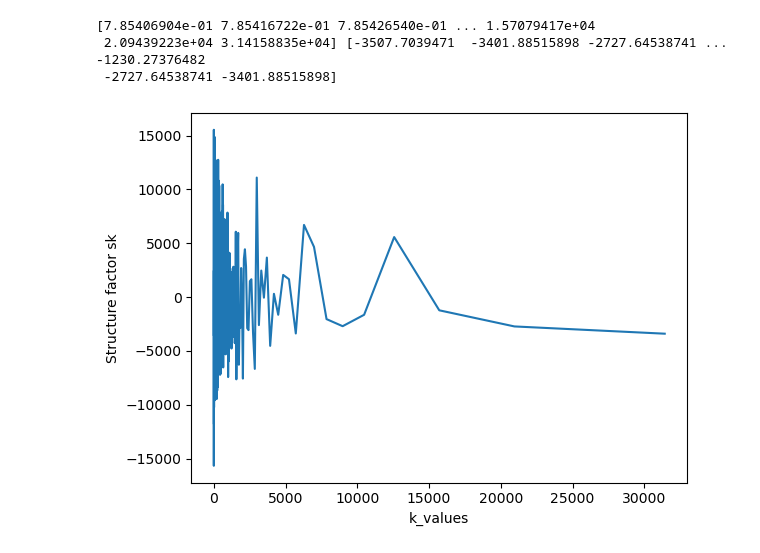
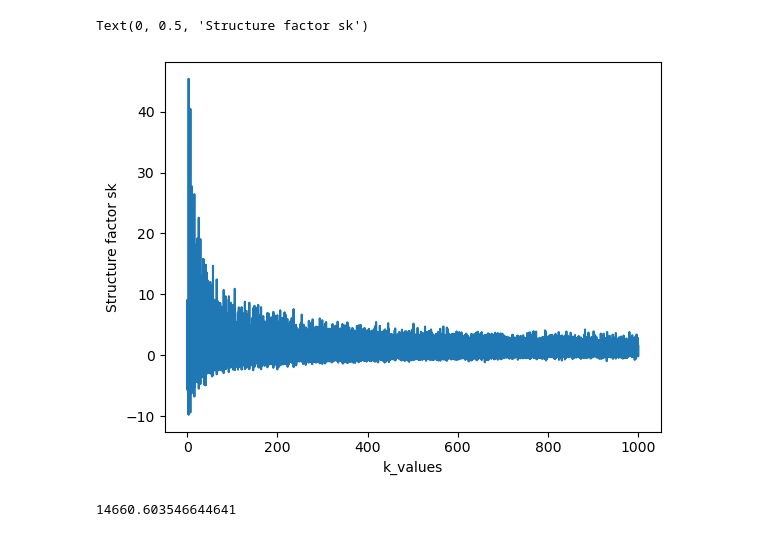
Before and after one commit to xianyang316/Hyperuniformity_simulation, a Jupyter notebook: code/calc_test_triangular.ipynb, the cells around one changed output. Saved outputs shown, nothing was run; the diff lists cells and outputs as text; code cells hidden in the pictures.

```diff
--- a/code/calc_test_triangular.ipynb
+++ b/code/calc_test_triangular.ipynb
@@ -21,12 +33,13 @@ Text(0, 0.5, 'radial distribution function g(r)')
 # %%
-k_values = np.sort(2*np.pi/r[2:80000])
-sk = helper.Fourier_transform_2d(gr[2:80000])
+k_values = np.linspace(0.001, 1000, 100001)
+sk = helper.hankel_transform_2d(gr, r, k_values)
 plt.plot(k_values, sk)
 plt.xlabel("k_values")
 plt.ylabel("Structure factor sk")
-print(k_values, sk)
 # %% [output]
-[7.85406904e-01 7.85416722e-01 7.85426540e-01 ... 1.57079417e+04
- 2.09439223e+04 3.14158835e+04] [-3507.7039471  -3401.88515898 -2727.64538741 ... -1230.27376482
- -2727.64538741 -3401.88515898]
+Text(0, 0.5, 'Structure factor sk')
-[figure, old version]
+[figure, new version]
+# %%
+print(helper.variance_calculations_in_reciprocal_space_2d(sk, k_values))
+# %% [output]
+14660.603546644641
```
Also changed, not shown: parts of 2 cells of this notebook, 5 other files.
